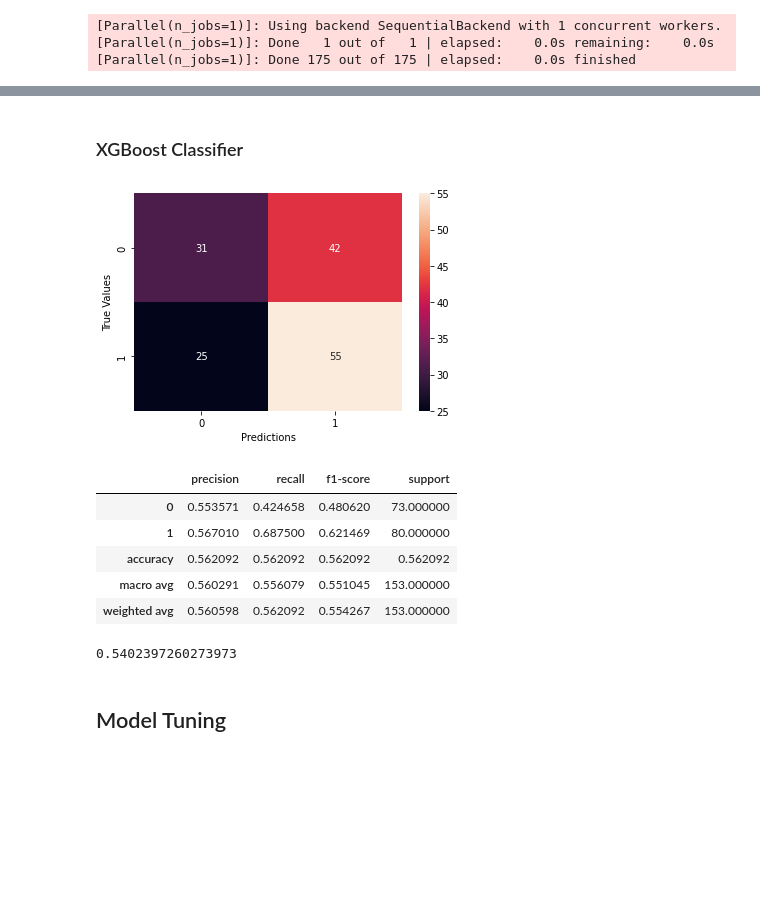
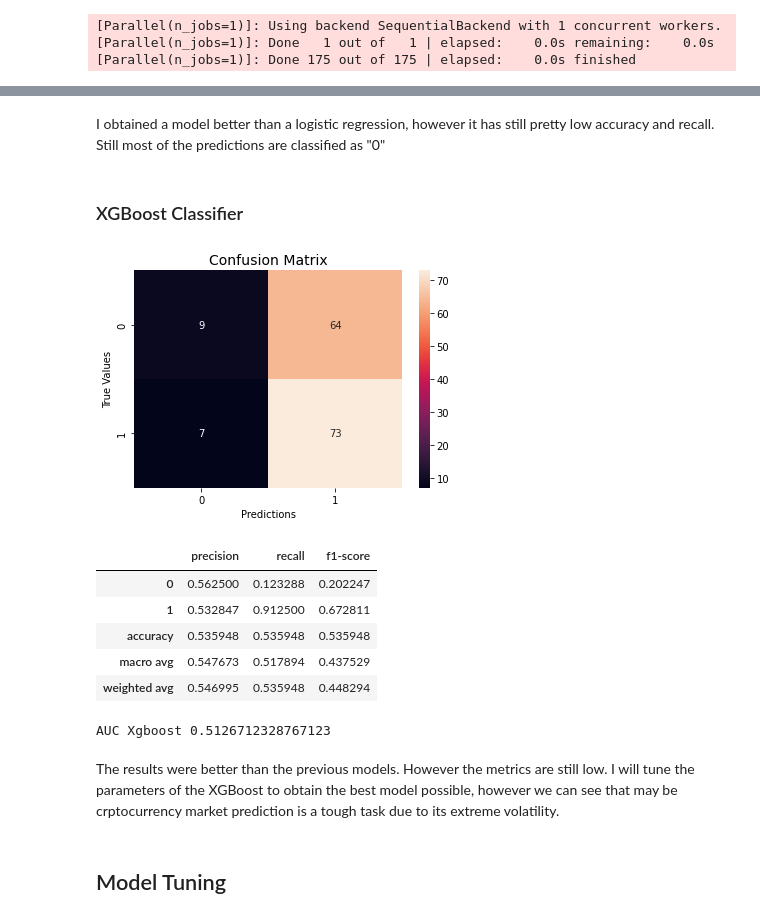
Before and after one commit to jdjaramillou/Data-Scientist-Nanodegree-Program, a Jupyter notebook: Project4 Data Scientist Capstone/Cardano Price Trend Prediction.ipynb, the cells around one changed output, grey strips where cells are left out. Saved outputs shown, nothing was run; the diff lists cells and outputs as text; code cells hidden in the pictures; blank space fills up the shorter version.

```diff
--- a/Project4 Data Scientist Capstone/Cardano Price Trend Prediction.ipynb
+++ b/Project4 Data Scientist Capstone/Cardano Price Trend Prediction.ipynb
@@ -327,8 +353,20 @@ cardano_hist["change"].corr(cardano_hist["change_lag"], method='spearman', min_p
+# %%
+cardano_hist['30d_ema_price_ratio'] = cardano_hist['price']/cardano_hist['30d_ema_price']
+cardano_hist['50d_ema_price_ratio'] = cardano_hist['price']/cardano_hist['50d_ema_price']
+cardano_hist['200d_ema_price_ratio'] = cardano_hist['price']/cardano_hist['200d_ema_price']
+
+cardano_hist['30d_ema_vol_ratio'] = cardano_hist['vol']/cardano_hist['30d_ema_price']
+cardano_hist['50d_ema_vol_ratio'] = cardano_hist['vol']/cardano_hist['50d_ema_price']
+cardano_hist['200d_ema_vol_ratio'] = cardano_hist['vol']/cardano_hist['200d_ema_price']
+
+cardano_hist["ath_ratio"] = cardano_hist['price']/cardano_hist["ath"]
+
+cardano_hist["30d_roll_low_ratio"] = cardano_hist['price']/cardano_hist["30d_roll_low"]
 # %% [markdown]
 ### Test Train Split
 # %%
-train = cardano_hist[cardano_hist[cardano_hist["date"]<"2021-05-01"].index[0]:]
-test = cardano_hist[:cardano_hist[cardano_hist["date"]<"2021-05-01"].index[0]]
+train = cardano_hist[:max(cardano_hist[cardano_hist["date"]<"2021-05-01"].index)+1]
+test = cardano_hist[max(cardano_hist[cardano_hist["date"]<"2021-05-01"].index)+1:]
 # %%
 train
 # %% [output]
@@ -387,10 +429,14 @@ plt.show();
 # %% [output]
 [figure]
 # %%
-X_train = train[['price','vol','change','month','day']]
+relative_features = ["change",'30d_ema_price_ratio','50d_ema_price_ratio','200d_ema_price_ratio','30d_ema_vol_ratio',
+             '50d_ema_vol_ratio', '200d_ema_vol_ratio','ath_ratio','30d_roll_low_ratio']
+
+#relative_features = ['price','vol','change','month','day']
+X_train = train[relative_features]
 y_train = train['future_increase']
 
-X_test = test[['price','vol','change','month','day']]
+X_test = test[relative_features]
 y_test = test['future_increase']
 # %% [markdown]
 ## Modeling
@@ -509,31 +555,37 @@ roc_auc_score(y_test, proba_rf[:, 1])
+# %% [markdown]
+I obtained a model better than a logistic regression, however it has still pretty low accuracy and recall. Still most of the predictions are classified as "0"
 # %% [markdown]
 ### XGBoost Classifier
 # %%
-xgb_model = XGBClassifier(reg_lambda=1, n_estimators=500, max_depth=5, learning_rate=0.05, scale_pos_weight=30,
+xgb_model = XGBClassifier(reg_lambda=1, n_estimators=100, max_depth=10, learning_rate=0.1, scale_pos_weight=30,
                          objective="binary:logistic",eval_metric='auc')
 xgboost_m = xgb_model.fit(X_train, y_train)
 # %%
 y_pred_XG = xgboost_m.predict(X_test)
 # %%
 cmf = confusion_matrix(y_test, y_pred_XG)
-sns.heatmap(cmf, annot=True).set(xlabel='Predictions', ylabel='True Values');
+sns.heatmap(cmf, annot=True).set(xlabel='Predictions', ylabel='True Values')
+plt.title("Confusion Matrix", fontsize =14);
 # %% [output]
-[figure, old version]
+[figure, new version]
 # %%
 report = classification_report(y_test, y_pred_XG, output_dict=True)
-pd.DataFrame(report).transpose()
+report_xgm = pd.DataFrame(report).transpose()
+report_xgm[["precision","recall","f1-score"]]
 # %% [output]
-|  | precision | recall | f1-score | support |
-| 0 | 0.553571 | 0.424658 | 0.480620 | 73.000000 |
-| 1 | 0.567010 | 0.687500 | 0.621469 | 80.000000 |
-| accuracy | 0.562092 | 0.562092 | 0.562092 | 0.562092 |
-| macro avg | 0.560291 | 0.556079 | 0.551045 | 153.000000 |
-| weighted avg | 0.560598 | 0.562092 | 0.554267 | 153.000000 |
+|  | precision | recall | f1-score |
+| 0 | 0.562500 | 0.123288 | 0.202247 |
+| 1 | 0.532847 | 0.912500 | 0.672811 |
+| accuracy | 0.535948 | 0.535948 | 0.535948 |
+| macro avg | 0.547673 | 0.517894 | 0.437529 |
+| weighted avg | 0.546995 | 0.535948 | 0.448294 |
 # %%
 proba_xg = xgboost_m.predict_proba(X_test)
-roc_auc_score(y_test, proba_xg[:, 1])
+print("AUC Xgboost",roc_auc_score(y_test, proba_xg[:, 1]))
 # %% [output]
-0.5402397260273973
+AUC Xgboost 0.5126712328767123
+# %% [markdown]
+The results were better than the previous models. However the metrics are still low. I will tune the parameters of the XGBoost to obtain the best model possible, however we can see that may be crptocurrency market prediction is a tough task due to its extreme volatility.
 # %% [markdown]
 ## Model Tuning
 # %%
```
Also changed, not shown: parts of 36 cells of this notebook, 3 other files.
